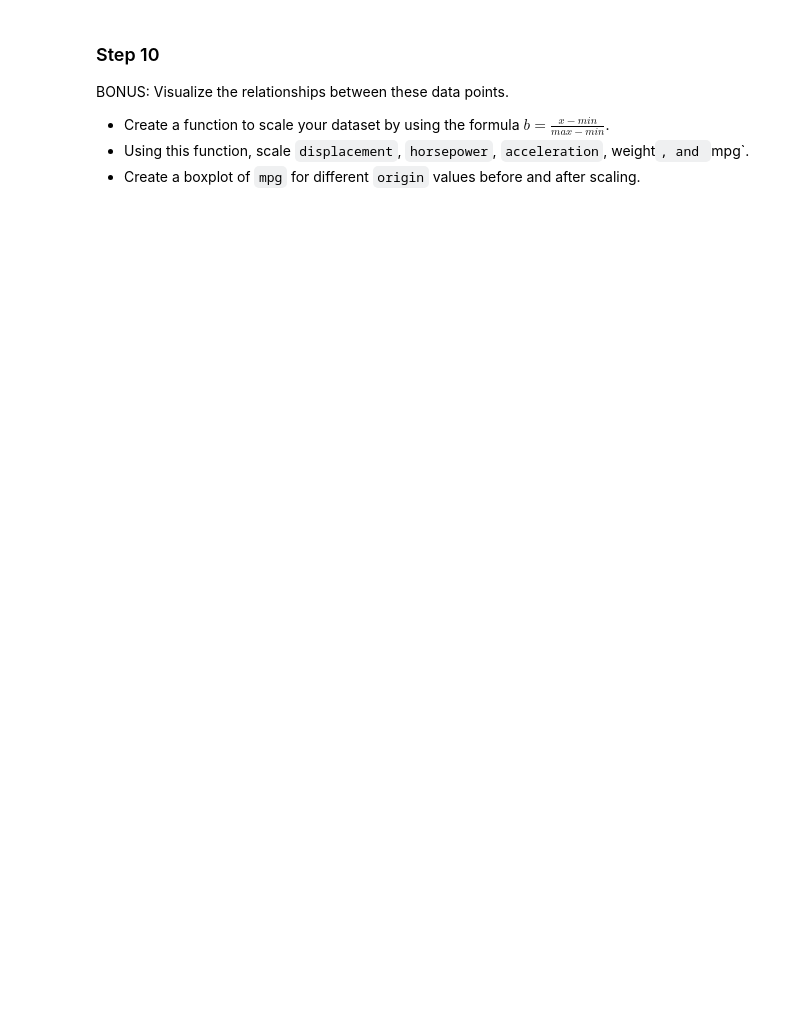
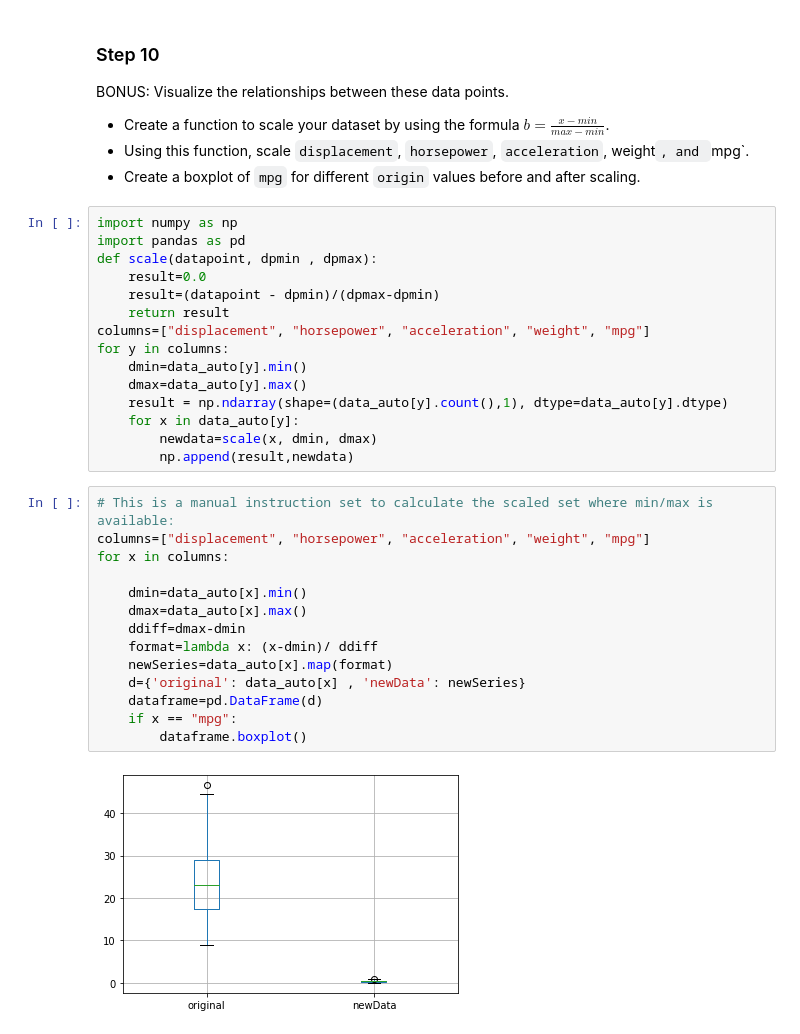
Before and after one commit to TheThreeRs/DataStudy, a Jupyter notebook: MagniMind/W1/Homework_1.ipynb, the cells around one changed output. Drawn from its saved outputs; the diff is of its cells as text; blank space fills up the shorter version.

```diff
--- a/MagniMind/W1/Homework_1.ipynb
+++ b/MagniMind/W1/Homework_1.ipynb
@@ -290,3 +287,34 @@ BONUS: Visualize the relationships between these data points.
 - Create a function to scale your dataset by using the formula $b=\frac{x-min}{max-min}$.
 - Using this function, scale `displacement`, `horsepower`, `acceleration`, weight`, and `mpg`.
 - Create a boxplot of `mpg` for different `origin` values before and after scaling.
+# %%
+import numpy as np
+import pandas as pd
+def scale(datapoint, dpmin , dpmax):
+    result=0.0
+    result=(datapoint - dpmin)/(dpmax-dpmin)
+    return result
+columns=["displacement", "horsepower", "acceleration", "weight", "mpg"]
+for y in columns:
+    dmin=data_auto[y].min()
+    dmax=data_auto[y].max()
+    result = np.ndarray(shape=(data_auto[y].count(),1), dtype=data_auto[y].dtype)
+    for x in data_auto[y]:
+        newdata=scale(x, dmin, dmax)
+        np.append(result,newdata)
+# %%
+# This is a manual instruction set to calculate the scaled set where min/max is available:
+columns=["displacement", "horsepower", "acceleration", "weight", "mpg"]
+for x in columns:
+
+    dmin=data_auto[x].min()
+    dmax=data_auto[x].max()
+    ddiff=dmax-dmin
+    format=lambda x: (x-dmin)/ ddiff
+    newSeries=data_auto[x].map(format)
+    d={'original': data_auto[x] , 'newData': newSeries}
+    dataframe=pd.DataFrame(d)
+    if x == "mpg":
+        dataframe.boxplot()
+# %% [output]
+[figure, added]
```
Also changed, not shown: parts of 5 cells of this notebook, 27 other files.
